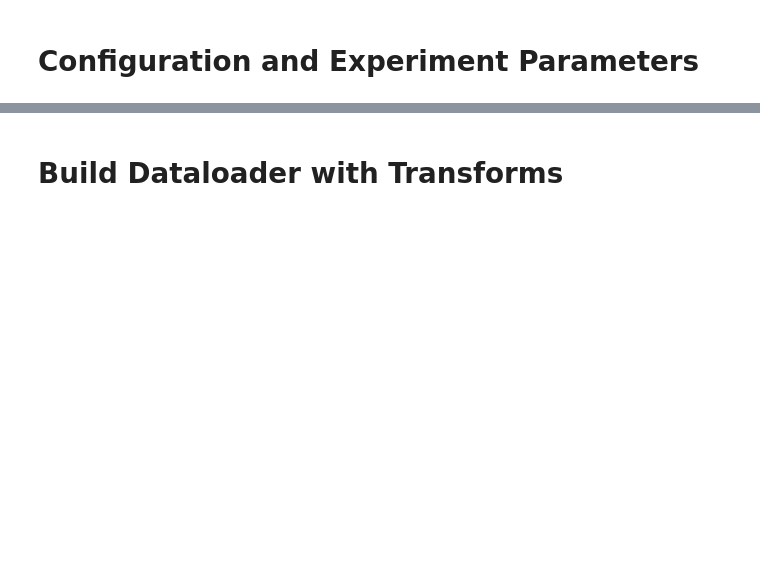
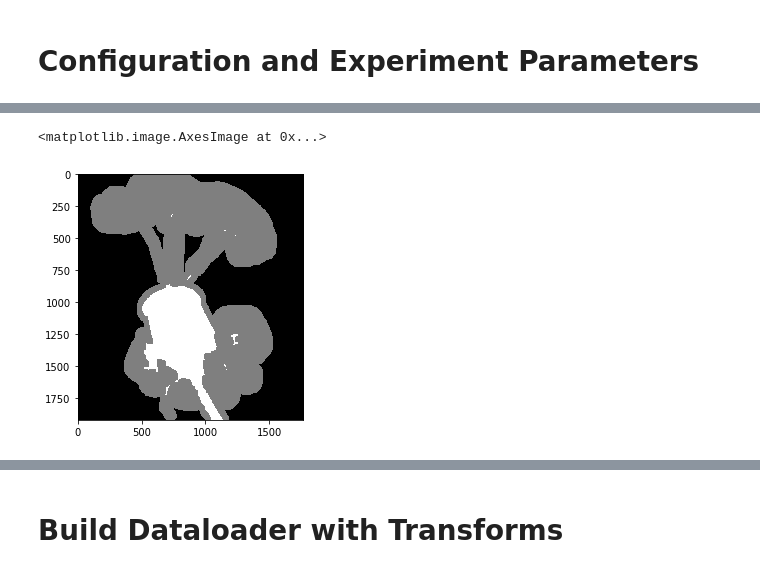
Before and after one commit to brendanvonhofe/telescope, a Jupyter notebook: deep_image_matting/deep_image_matting.ipynb, the cells around one changed output, grey strips where cells are left out. Cells and saved outputs as stored; diff of their text form; code cells hidden in the pictures; blank space fills up the shorter version.

```diff
--- a/deep_image_matting/deep_image_matting.ipynb
+++ b/deep_image_matting/deep_image_matting.ipynb
@@ -20,0 +40,16 @@ MASKS = Path('mask')
+# %%
+def mapto255(x):
+    if(x > 0):
+        return 255
+    else:
+        return 0
+
+vmap = np.vectorize(mapto255)
+# %%
+def mapto255_2(x):
+    if(x > 191):
+        return 255
+    else:
+        return 0
+
+vmap2 = np.vectorize(mapto255_2)
@@ -20,0 +66,7 @@ MASKS = Path('mask')
+# %%
+kernel = np.ones((35,35), np.uint8)
+k2 = np.ones((35,35), np.uint8)
+io.imshow(((0.5 * morphology.dilation(vmap(m), kernel))+(0.5 * morphology.erosion(vmap2(m), k2))).astype(np.uint8))
+# %% [output]
+<matplotlib.image.AxesImage at 0x...>
+[figure, added]
```
Also changed, not shown: parts of 18 cells of this notebook.
